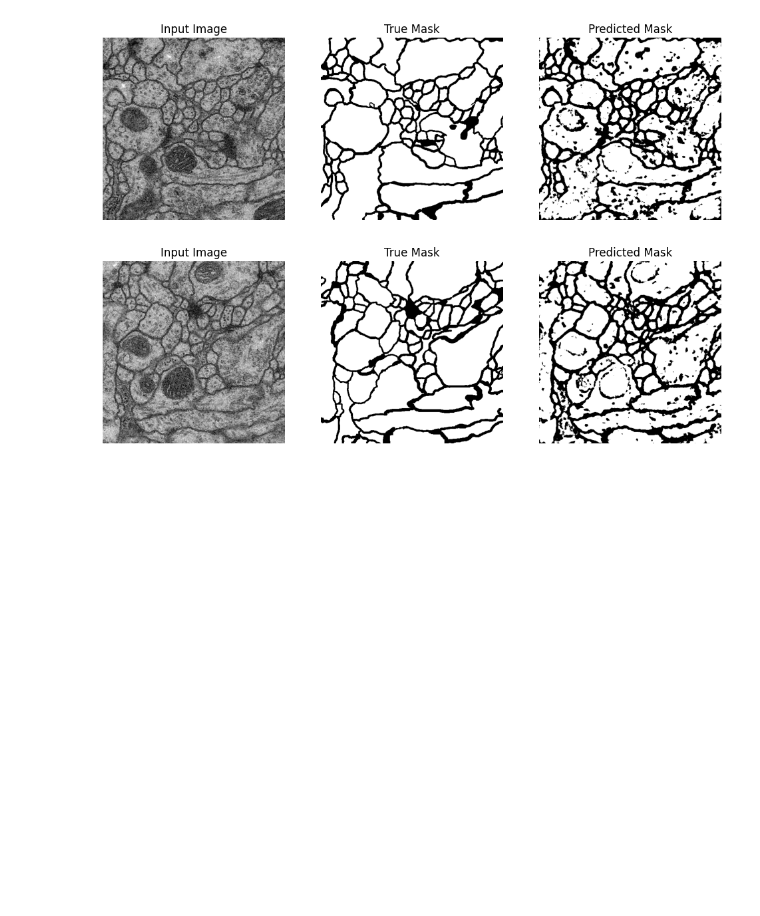
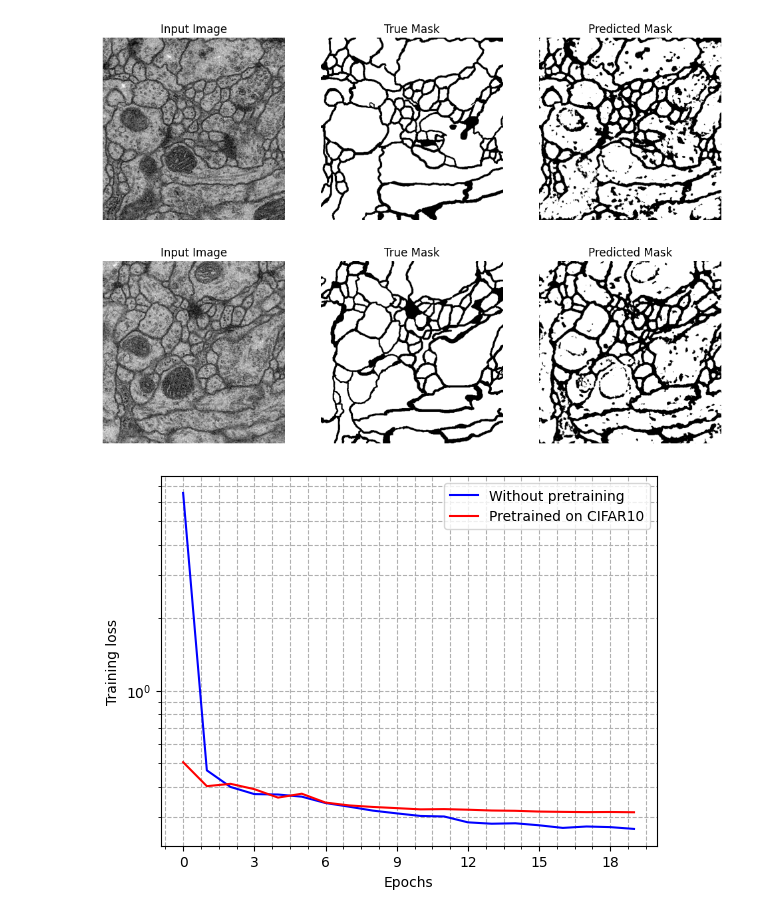
Before and after one commit to kramasamy90/cnn, a Jupyter notebook: models/unet/notebooks/train_pretrained_unet.ipynb, the cells around one changed output. Drawn from its saved outputs; the diff is of its cells as text; code cells hidden in the pictures; blank space fills up the shorter version.

Commit message:
Compare pretraining vs no-pretraining.

```diff
--- a/models/unet/notebooks/train_pretrained_unet.ipynb
+++ b/models/unet/notebooks/train_pretrained_unet.ipynb
@@ -156,3 +156,23 @@ trained_pretrained_unet = pkl.load(open('../logs/train_pretrained_unet.pkl', 'rb
 trained_unet = pkl.load(open('../logs/train_unet.pkl', 'rb'))
 
 # fig, ax = plt
+# %%
+fig, ax = plt.subplots()
+
+ax.plot(trained_unet['loss_history'], color='blue', label='Without pretraining')
+ax.plot(trained_pretrained_unet['loss_history'], color='red', label='Pretrained on CIFAR10')
+
+
+ax.set_xlabel("Epochs")
+ax.xaxis.set_major_locator(plt.MaxNLocator(integer=True))
+ax.set_ylabel("Training loss")
+ax.set_yscale('log')
+
+ax.grid(True, which='both', linestyle='--')
+ax.minorticks_on()
+
+ax.legend()
+
+plt.show()
+# %% [output]
+[figure, added]
```
Also changed, not shown: parts of 1 cell of this notebook.
